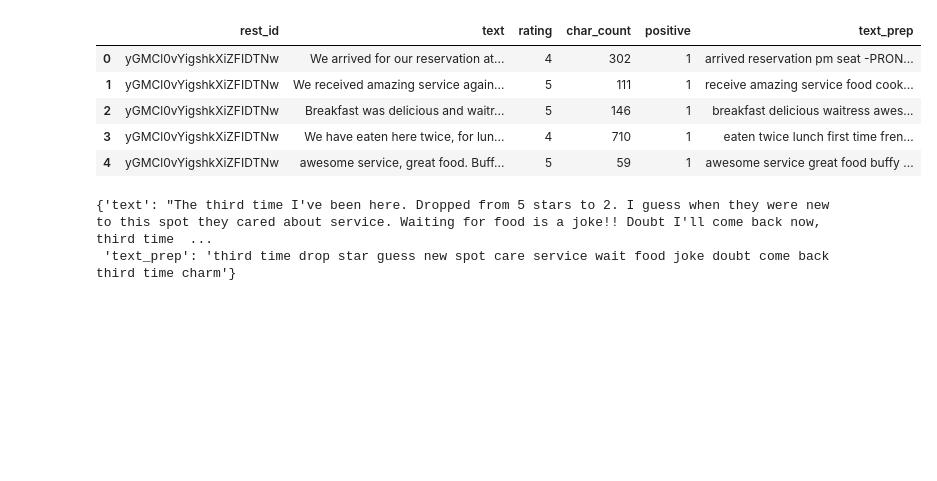
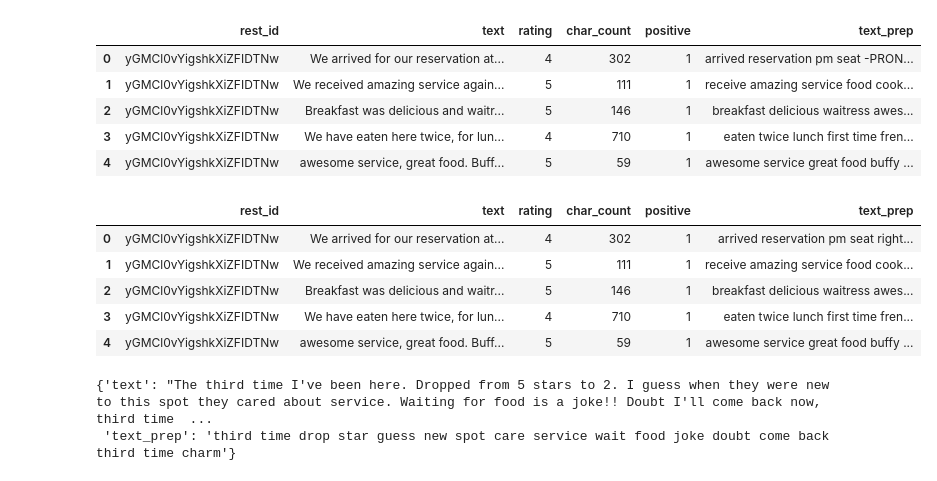
Before and after one commit to DanielaManate/SentimentAnalysis_MADC_UBB, a Jupyter notebook: SA1_Text_Normalization.ipynb, the cells around one changed output. Drawn from its saved outputs; the diff is of its cells as text; code cells hidden in the pictures; blank space fills up the shorter version.

```diff
--- a/SA1_Text_Normalization.ipynb
+++ b/SA1_Text_Normalization.ipynb
@@ -32,9 +30,11 @@ import contractions
 
 # natural language toolkit
 import nltk
+
 # for stopwords (common words: to, that, this...)
 nltk.download('stopwords')
 from nltk.corpus import stopwords
+
 # for word_tokenize (dividing the review(document) into words)
 nltk.download('punkt')
 from nltk.tokenize import word_tokenize
@@ -42,10 +42,9 @@ from nltk.tokenize import word_tokenize
 # spacy - advanced natural language processing
 # for lemmatization
 import spacy
-nlp = spacy.load('en_core_web_sm', disable=['parser', 'ner'])
+nlp = spacy.load('en_core_web_sm')
 
-
-%matplotlib inline
+# plotting
 import matplotlib.pyplot as plt
 # %% [output]
 [nltk_data] Downloading package stopwords to /root/nltk_data...
@@ -235,7 +236,3 @@ print(len(reviews['text']))
 # %% [output]
 10346
 10346
-# %%
-# Explain in the course why this does not work
-reviews['char_count2'] = len(reviews['text'])
-reviews.head()
@@ -467,6 +438,17 @@ reviews.head()
 | 2 | yGMCl0vYigshkXiZFIDTNw | Breakfast was delicious and waitr... | 5 | 146 | 1 | breakfast delicious waitress awes... |
 | 3 | yGMCl0vYigshkXiZFIDTNw | We have eaten here twice, for lun... | 4 | 710 | 1 | eaten twice lunch first time fren... |
 | 4 | yGMCl0vYigshkXiZFIDTNw | awesome service, great food. Buff... | 5 | 59 | 1 | awesome service great food buffy ... |
+# %%
+# Eliminate -PRON-
+reviews['text_prep'] = reviews['text_prep'].str.replace('-PRON-', '')
+reviews.head()
+# %% [output]
+|  | rest_id | text | rating | char_count | positive | text_prep |
+| 0 | yGMCl0vYigshkXiZFIDTNw | We arrived for our reservation at... | 4 | 302 | 1 | arrived reservation pm seat right... |
+| 1 | yGMCl0vYigshkXiZFIDTNw | We received amazing service again... | 5 | 111 | 1 | receive amazing service food cook... |
+| 2 | yGMCl0vYigshkXiZFIDTNw | Breakfast was delicious and waitr... | 5 | 146 | 1 | breakfast delicious waitress awes... |
+| 3 | yGMCl0vYigshkXiZFIDTNw | We have eaten here twice, for lun... | 4 | 710 | 1 | eaten twice lunch first time fren... |
+| 4 | yGMCl0vYigshkXiZFIDTNw | awesome service, great food. Buff... | 5 | 59 | 1 | awesome service great food buffy ... |
 # %%
 reviews.iloc[250][['text', 'text_prep']].to_dict()
 # %% [output]
```
Also changed, not shown: parts of 9 cells of this notebook.
